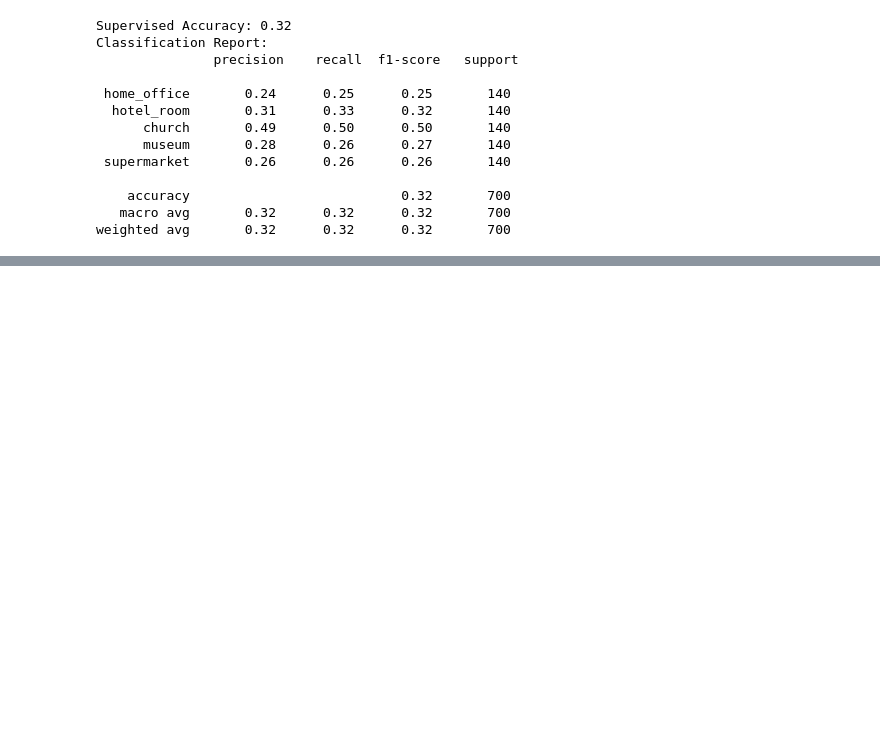
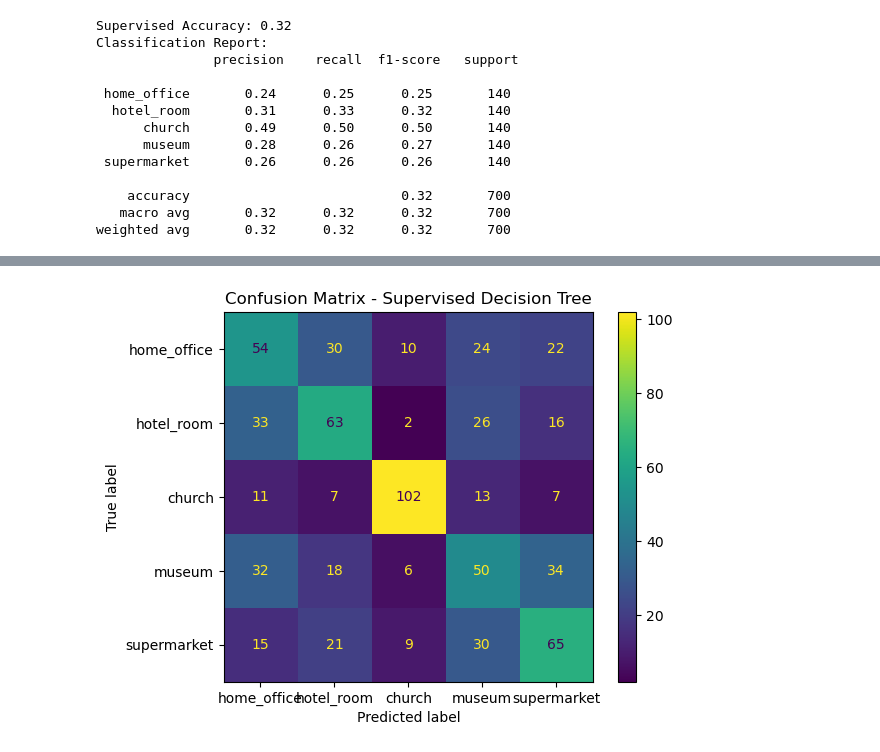
Before and after one commit to itshisher/COMP6721_Summer2024_Course_Project, a Jupyter notebook: Decision Trees /Supervised/DT.ipynb, the cells around one changed output, grey strips where cells are left out. Saved outputs shown, nothing was run; the diff lists cells and outputs as text; code cells hidden in the pictures; blank space fills up the shorter version.

```diff
--- a/Decision Trees /Supervised/DT.ipynb
+++ b/Decision Trees /Supervised/DT.ipynb
@@ -337,0 +349,8 @@ weighted avg       0.47      0.47      0.47       700
+# %%
+cm_supervised_balanced = confusion_matrix(y_test, y_pred_grid, labels=range(len(classes)))
+disp_supervised_balanced = ConfusionMatrixDisplay(confusion_matrix=cm_supervised_balanced, display_labels=classes)
+disp_supervised_balanced.plot()
+plt.title("Confusion Matrix - Supervised Decision Tree")
+plt.show()
+# %% [output]
+[figure, added]
```
Also changed, not shown: parts of 3 cells of this notebook, 1 other file.
